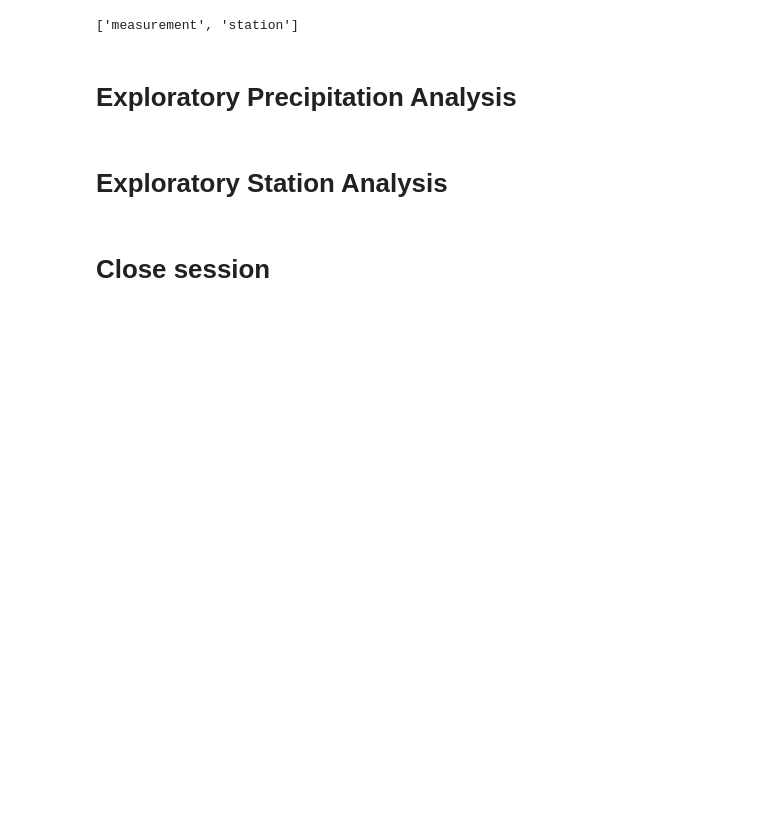
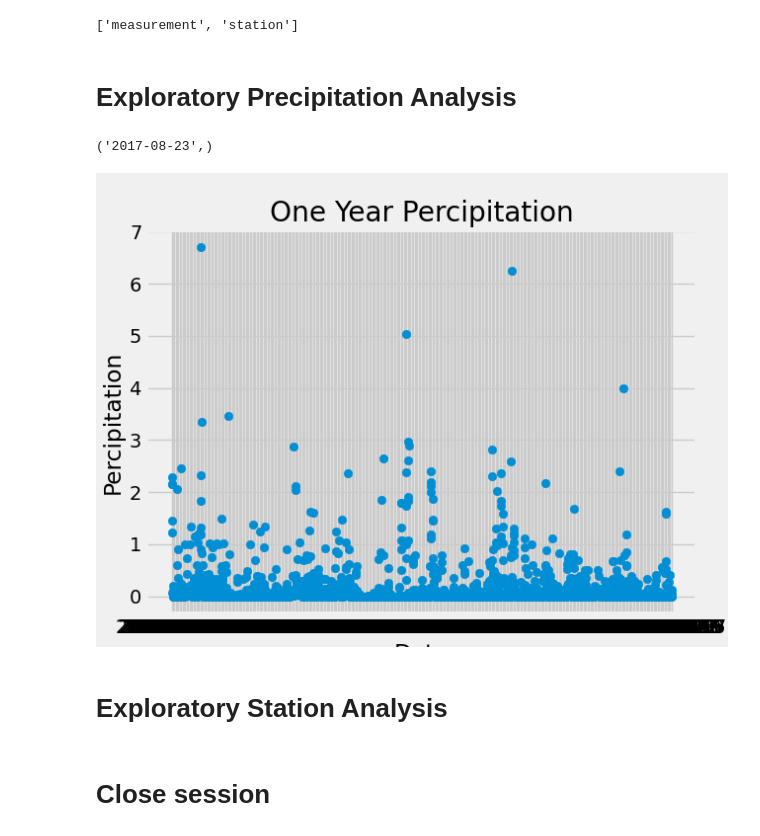
Before and after one commit to ShoaibFarooqui/sqlalchemy-challenge, a Jupyter notebook: SurfsUp/climate_starter.ipynb, the cells around one changed output. Saved outputs shown, nothing was run; the diff lists cells and outputs as text; code cells hidden in the pictures; blank space fills up the shorter version.

Commit message:
Exploratory Percipitation Analysis

```diff
--- a/SurfsUp/climate_starter.ipynb
+++ b/SurfsUp/climate_starter.ipynb
@@ -37,23 +37,39 @@ Station = Base.classes.station
 # Exploratory Precipitation Analysis
 # %%
 # Find the most recent date in the data set.
+session = Session(engine)
+session.query(Measurement.date).order_by(Measurement.date.desc()).first()
+# %% [output]
+('2017-08-23',)
 # %%
 # Design a query to retrieve the last 12 months of precipitation data and plot the results.
 # Starting from the most recent data point in the database.
 
 # Calculate the date one year from the last date in data set.
 
 
 # Perform a query to retrieve the data and precipitation scores
 
 
 # Save the query results as a Pandas DataFrame and set the index to the date column
+df = pd.DataFrame(session.query(Measurement.date, Measurement.prcp).\
+             filter(Measurement.date > '2016-08-23').all())
 
 
 # Sort the dataframe by date
-
+df.sort_values(0)
 
 # Use Pandas Plotting with Matplotlib to plot the data
+x_axis = df[0]
+y_axis = df[1]
+plt.scatter(df[0], df[1])
+plt.title("One Year Percipitation")
+plt.xlabel("Date")
+plt.ylabel("Percipitation")
+
+plt.show()
+# %% [output]
+[figure, added]
 # %%
 # Use Pandas to calcualte the summary statistics for the precipitation data
 # %% [markdown]
```
Also changed, not shown: parts of 1 cell of this notebook.
